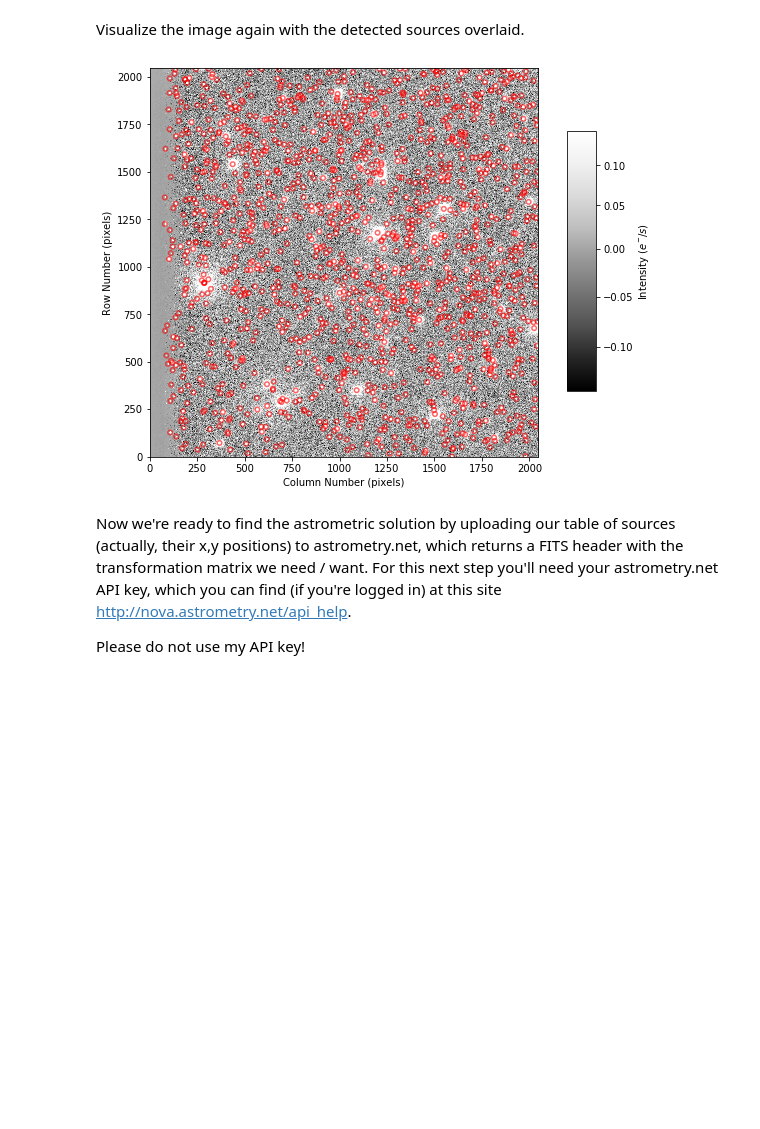
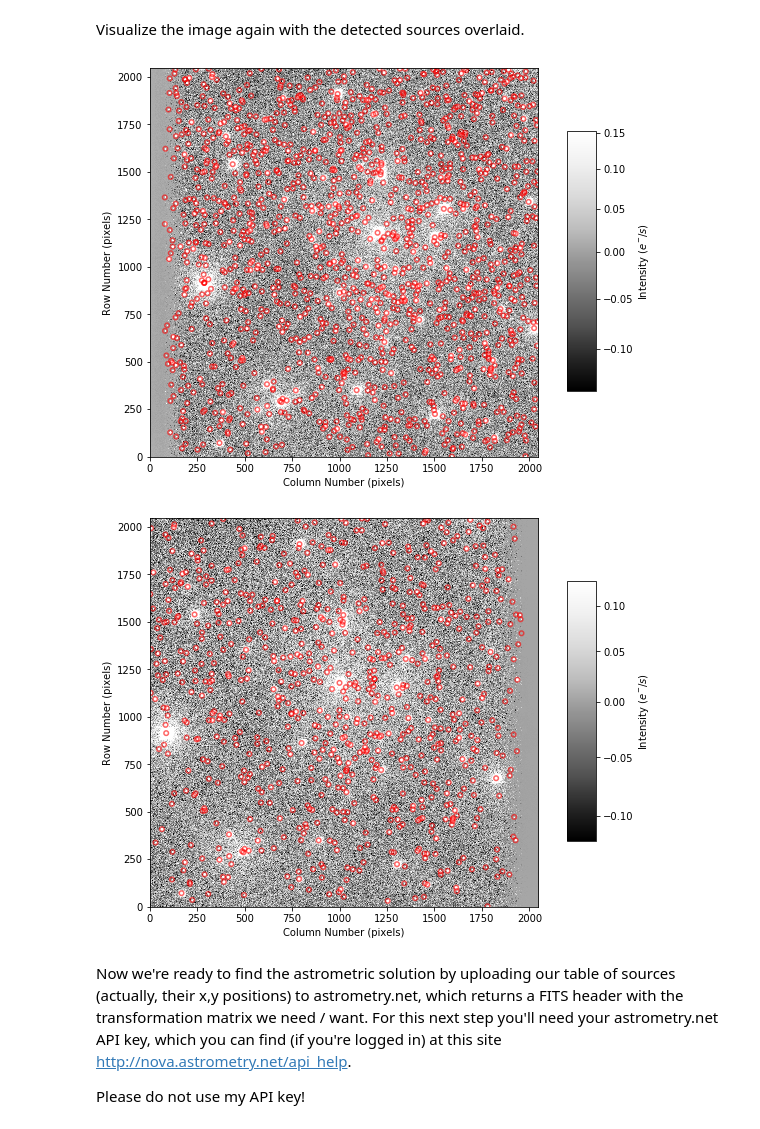
Before and after one commit to czfloyd/ASTR596_ObsProject, a Jupyter notebook: reduction_part4_student.ipynb, the cells around one changed output. Saved outputs shown, nothing was run; the diff lists cells and outputs as text; code cells hidden in the pictures; blank space fills up the shorter version.

```diff
--- a/reduction_part4_student.ipynb
+++ b/reduction_part4_student.ipynb
@@ -162,7 +162,7 @@ def get_sky_background(img, verbose=True):
     from astropy.stats import SigmaClip
     from photutils import Background2D, MedianBackground
     sigma_clip = SigmaClip(sigma=3.)
-    bkg = Background2D(img, (100, 100), filter_size=(5, 5), sigma_clip=sigma_clip,
+    bkg = Background2D(img, (100, 100), filter_size=(15, 15), sigma_clip=sigma_clip,
                        bkg_estimator=MedianBackground())
     if verbose:
         print('Sky background median = {:.3f}, rms = {:.3f} electrons.'.format(bkg.background_median, bkg.background_rms_median))
@@ -171,5 +171,6 @@ def get_sky_background(img, verbose=True):
 You will need to repeat these commands for each combined image and band combination
 # %%
 #***********
-bkg = get_sky_background(img_king20_V, verbose=True)
+bkg_V = get_sky_background(img_king20_V, verbose=True)
+bkg_B = get_sky_background(img_king20_B, verbose=True)
 # %% [output]
@@ -177,6 +179,7 @@ Sky background median = 1.989, rms = 0.047 electrons.
 # %%
 #***********
-img_king20_V_nosky = img_king20_V - bkg.background
+img_king20_V_nosky = img_king20_V - bkg_V.background
+img_king20_B_nosky = img_king20_B - bkg_B.background
 # %%
 #***********
 display_image(img_king20_V, calibrated=True)
@@ -232,7 +244,11 @@ def find_stars(image, imgfile, fwhm=3.0, nsigma=3, sigma=None,
     return srcs
 # %%
 #***********
-srcs = find_stars(img_king20_V_nosky, imgfile_king20_V, sigma=bkg.background_rms_median, nsigma=5,
-                  verbose=True, overwrite=False)
-srcs
+srcs_V = find_stars(img_king20_V_nosky, imgfile_king20_V, sigma=bkg_V.background_rms_median, nsigma=5,
+                  verbose=True, overwrite=True)
+srcs_V
+
+srcs_B = find_stars(img_king20_B_nosky, imgfile_king20_B, sigma=bkg_B.background_rms_median, nsigma=5,
+                  verbose=True, overwrite=True)
+srcs_B
 # %% [output]
@@ -260,9 +279,11 @@ Table length=1359
 Visualize the image again with the detected sources overlaid.
 # %%
 #***********
-display_image(img_king20_V_nosky, srcs=srcs, calibrated=True)
+display_image(img_king20_V_nosky, srcs=srcs_V, calibrated=True)
+display_image(img_king20_B_nosky, srcs=srcs_B, calibrated=True)
 # %% [output]
-[figure, old version]
+[figure, new version]
+[figure, added]
 # %% [markdown]
 Now we're ready to find the astrometric solution by uploading our table of sources (actually, their x,y positions) to astrometry.net, which returns a FITS header with the transformation matrix we need / want. For this next step you'll need your astrometry.net API key, which you can find (if you're logged in) at this site http://nova.astrometry.net/api_help.
 
```
Also changed, not shown: parts of 6 cells of this notebook.
